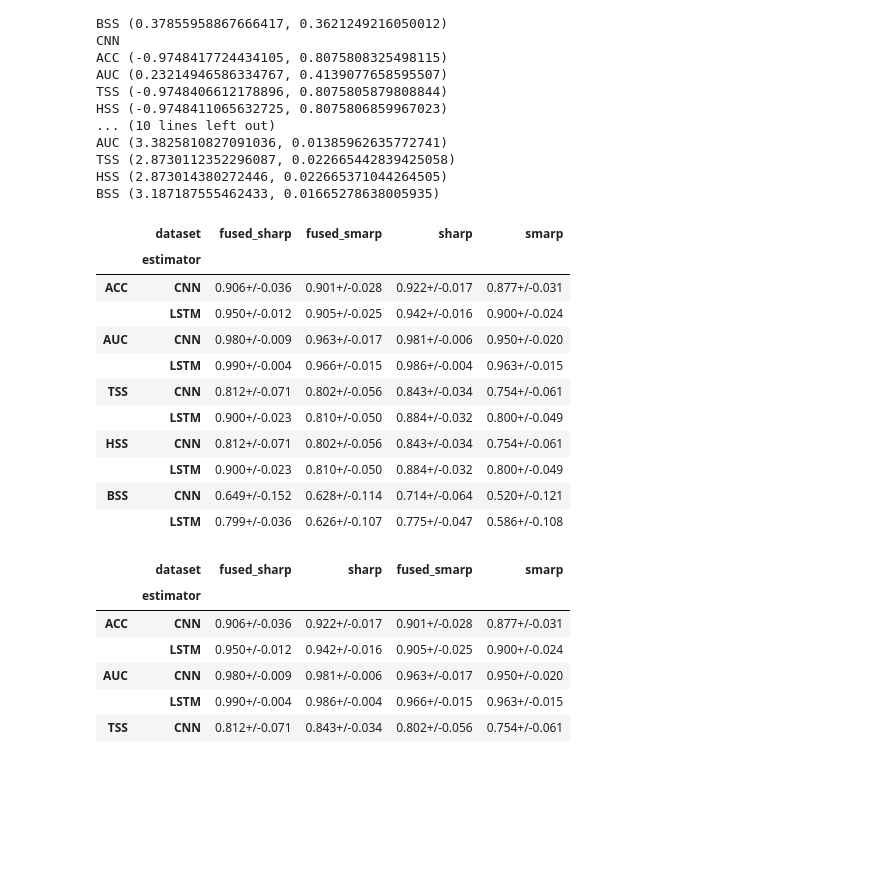
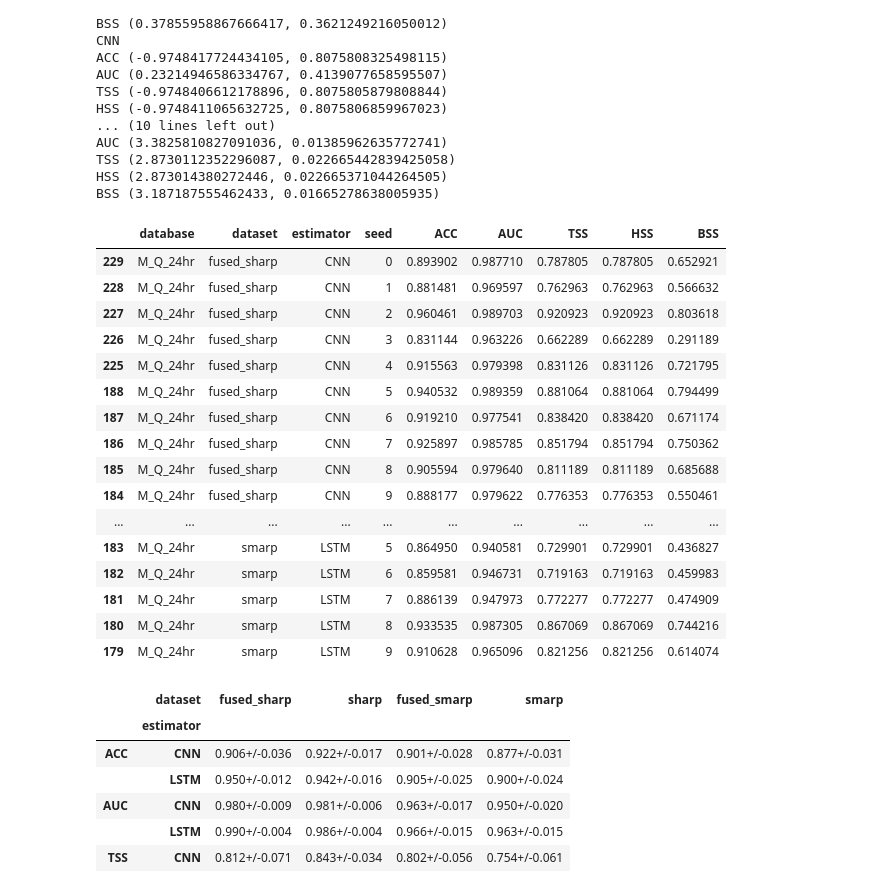
Before and after one commit to ZeyuSun/flare-prediction-smarp, a Jupyter notebook: notebooks/mlflow_results_2.ipynb, the cells around one changed output. Cells and saved outputs as stored; diff of their text form; code cells hidden in the pictures; blank space fills up the shorter version.

```diff
--- a/notebooks/mlflow_results_2.ipynb
+++ b/notebooks/mlflow_results_2.ipynb
@@ -792,22 +792,30 @@ HSS (2.873014380272446, 0.022665371044264505)
 BSS (3.187187555462433, 0.01665278638005935)
 # %%
 runs_comb = select(pd.concat((runs_raw_1, runs_raw_2)))
-runs_comb.style.background_gradient(axis=0)
+(runs_comb
+ .sort_values(['dataset', 'estimator', 'seed'])
+ .style.background_gradient(axis=0)
+)
 
-organize(runs_comb, std=True)
+#organize(runs_comb, std=True)
 # %% [output]
-|  | dataset | fused_sharp | fused_smarp | sharp | smarp |
-|  | estimator |  |  |  |  |
-| ACC | CNN | 0.906+/-0.036 | 0.901+/-0.028 | 0.922+/-0.017 | 0.877+/-0.031 |
-|  | LSTM | 0.950+/-0.012 | 0.905+/-0.025 | 0.942+/-0.016 | 0.900+/-0.024 |
-| AUC | CNN | 0.980+/-0.009 | 0.963+/-0.017 | 0.981+/-0.006 | 0.950+/-0.020 |
-|  | LSTM | 0.990+/-0.004 | 0.966+/-0.015 | 0.986+/-0.004 | 0.963+/-0.015 |
-| TSS | CNN | 0.812+/-0.071 | 0.802+/-0.056 | 0.843+/-0.034 | 0.754+/-0.061 |
-|  | LSTM | 0.900+/-0.023 | 0.810+/-0.050 | 0.884+/-0.032 | 0.800+/-0.049 |
-| HSS | CNN | 0.812+/-0.071 | 0.802+/-0.056 | 0.843+/-0.034 | 0.754+/-0.061 |
-|  | LSTM | 0.900+/-0.023 | 0.810+/-0.050 | 0.884+/-0.032 | 0.800+/-0.049 |
-| BSS | CNN | 0.649+/-0.152 | 0.628+/-0.114 | 0.714+/-0.064 | 0.520+/-0.121 |
-|  | LSTM | 0.799+/-0.036 | 0.626+/-0.107 | 0.775+/-0.047 | 0.586+/-0.108 |
+|  | database | dataset | estimator | seed | ACC | AUC | TSS | HSS | BSS |
+| 229 | M_Q_24hr | fused_sharp | CNN | 0 | 0.893902 | 0.987710 | 0.787805 | 0.787805 | 0.652921 |
+| 228 | M_Q_24hr | fused_sharp | CNN | 1 | 0.881481 | 0.969597 | 0.762963 | 0.762963 | 0.566632 |
+| 227 | M_Q_24hr | fused_sharp | CNN | 2 | 0.960461 | 0.989703 | 0.920923 | 0.920923 | 0.803618 |
+| 226 | M_Q_24hr | fused_sharp | CNN | 3 | 0.831144 | 0.963226 | 0.662289 | 0.662289 | 0.291189 |
+| 225 | M_Q_24hr | fused_sharp | CNN | 4 | 0.915563 | 0.979398 | 0.831126 | 0.831126 | 0.721795 |
+| 188 | M_Q_24hr | fused_sharp | CNN | 5 | 0.940532 | 0.989359 | 0.881064 | 0.881064 | 0.794499 |
+| 187 | M_Q_24hr | fused_sharp | CNN | 6 | 0.919210 | 0.977541 | 0.838420 | 0.838420 | 0.671174 |
+| 186 | M_Q_24hr | fused_sharp | CNN | 7 | 0.925897 | 0.985785 | 0.851794 | 0.851794 | 0.750362 |
+| 185 | M_Q_24hr | fused_sharp | CNN | 8 | 0.905594 | 0.979640 | 0.811189 | 0.811189 | 0.685688 |
+| 184 | M_Q_24hr | fused_sharp | CNN | 9 | 0.888177 | 0.979622 | 0.776353 | 0.776353 | 0.550461 |
+| ... | ... | ... | ... | ... | ... | ... | ... | ... | ... |
+| 183 | M_Q_24hr | smarp | LSTM | 5 | 0.864950 | 0.940581 | 0.729901 | 0.729901 | 0.436827 |
+| 182 | M_Q_24hr | smarp | LSTM | 6 | 0.859581 | 0.946731 | 0.719163 | 0.719163 | 0.459983 |
+| 181 | M_Q_24hr | smarp | LSTM | 7 | 0.886139 | 0.947973 | 0.772277 | 0.772277 | 0.474909 |
+| 180 | M_Q_24hr | smarp | LSTM | 8 | 0.933535 | 0.987305 | 0.867069 | 0.867069 | 0.744216 |
+| 179 | M_Q_24hr | smarp | LSTM | 9 | 0.910628 | 0.965096 | 0.821256 | 0.821256 | 0.614074 |
 # %%
 df = organize(runs_comb, std=True)
 column_order = ['fused_sharp', 'sharp', 'fused_smarp', 'smarp']
```
Also changed, not shown: parts of 7 cells of this notebook.
